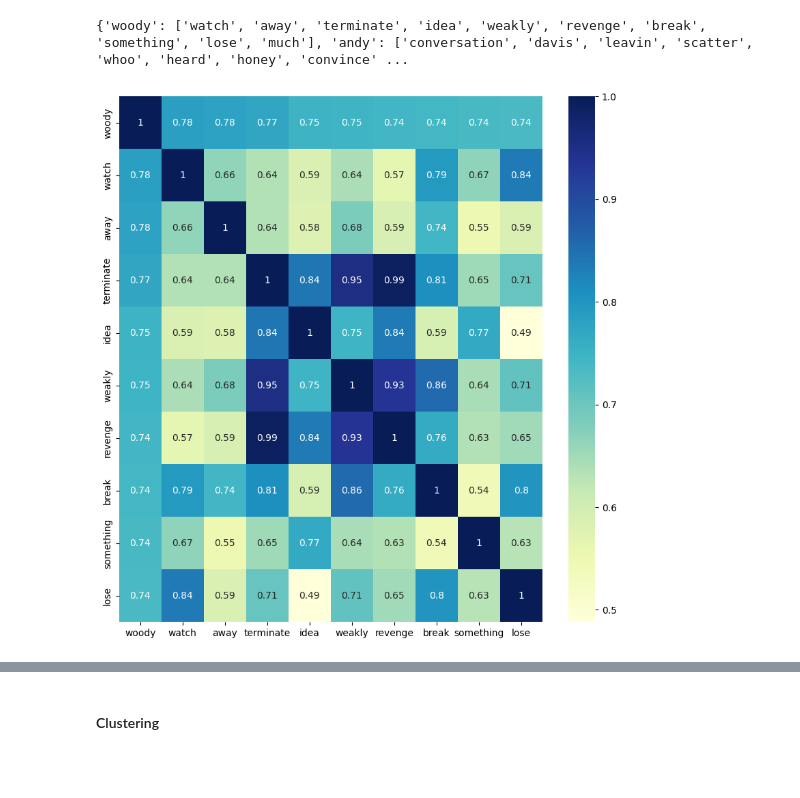
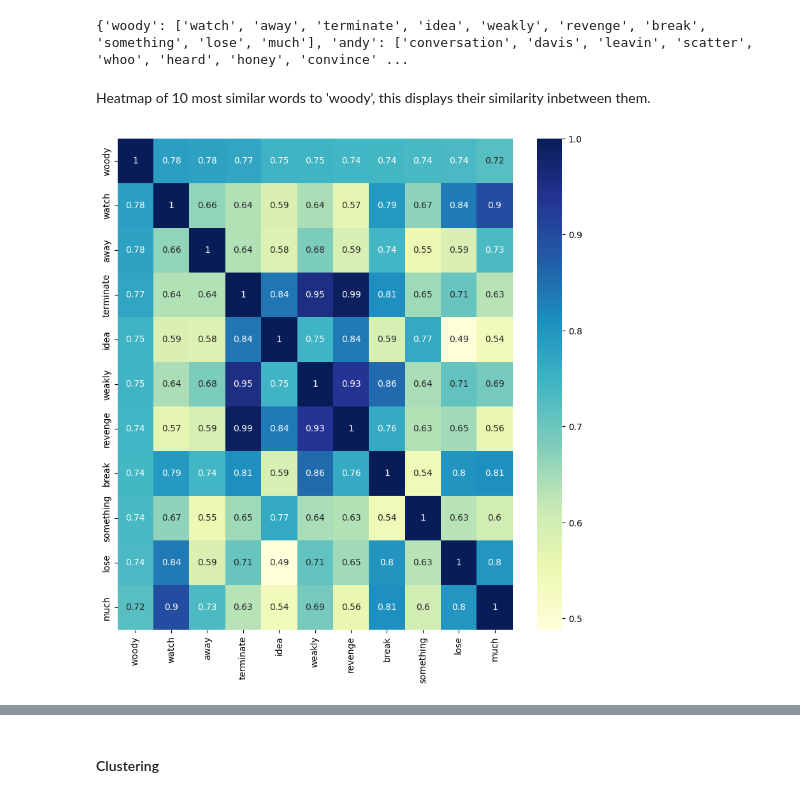
Before and after one commit to mau-JS/NLP-Project, a Jupyter notebook: ProjectNLP.ipynb, the cells around one changed output, grey strips where cells are left out. Cells and saved outputs as stored; diff of their text form; code cells hidden in the pictures; blank space fills up the shorter version.

Commit message:
Including more plots

```diff
--- a/ProjectNLP.ipynb
+++ b/ProjectNLP.ipynb
@@ -196,39 +196,39 @@ for trigram, score in trigram_scores[:10]:
 from gensim.models import Word2Vec
 import nltk
 
-# Assuming 'lemmatized_tokens' is your preprocessed data
+# We first set our data to be our previous lemmatized tokens
 data = [lemmatized_tokens]
 
-# Set values for various parameters
-feature_size = 100    # Word vector dimensionality
-window_context = 30   # Context window size
-min_word_count = 1    # Minimum word count
-sample = 1e-3         # Downsample setting for frequent words
+# We set the parameters
+feature_size = 100
+window_context = 30
+min_word_count = 1
+sample = 1e-3
 
 w2v_model = Word2Vec(data, vector_size=feature_size,
                      window=window_context, min_count=min_word_count,
                      sample=sample, epochs=50)
 
-# view top 10 similar words based on gensim's model
+# Looking at top 10 similar words based on word2vec model
 similar_words = {search_term: [item[0] for item in w2v_model.wv.most_similar([search_term], topn=10)]
-                  for search_term in ['woody', 'andy', 'mr', 'potato', 'head', 'hamm', 'bo']}
+                  for search_term in ['woody', 'andy', 'rex', 'potato', 'slinky', 'hamm', 'buzz']}
 print(similar_words)
 # %% [output]
 {'woody': ['watch', 'away', 'terminate', 'idea', 'weakly', 'revenge', 'break', 'something', 'lose', 'much'], 'andy': ['conversation', 'davis', 'leavin', 'scatter', 'whoo', 'heard', 'honey', 'convince' ...
+# %% [markdown]
+Heatmap of 10 most similar words to 'woody', this displays their similarity inbetween them.
 # %%
-#Heatmap with similarity percentage for 10 closest words with word2vec.
-# Get the first 10 unique words from 'similar_words'
-words = sum([[k] + v for k, v in similar_words.items()], [])[:10]
+#Heatmap with percentage of similarity inbetween them for 10 closest words to Woody.
 
-# Calculate similarity scores
+words = sum([[k] + v for k, v in similar_words.items()], [])[:11]
+
+# We obtain our similarity scores
 similarity_scores = [[w2v_model.wv.similarity(w1, w2) for w1 in words] for w2 in words]
 
-# Create a DataFrame
 df = pd.DataFrame(similarity_scores, columns=words, index=words)
 
-# Plot a heatmap
 plt.figure(figsize=(10, 10))
 sns.heatmap(df, annot=True, cmap='YlGnBu')
 plt.show()
 # %% [output]
-[figure, old version]
+[figure, new version]
```
Also changed, not shown: parts of 13 cells of this notebook.
